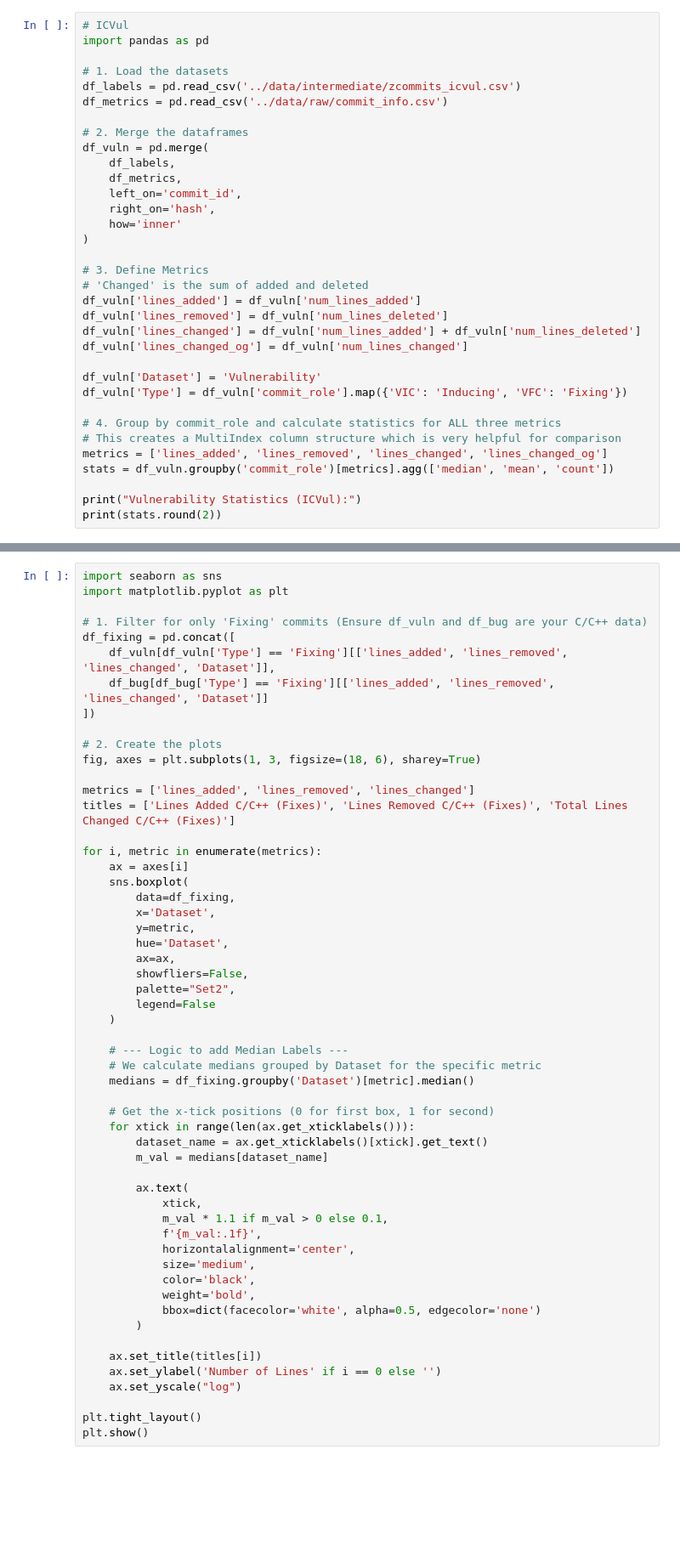
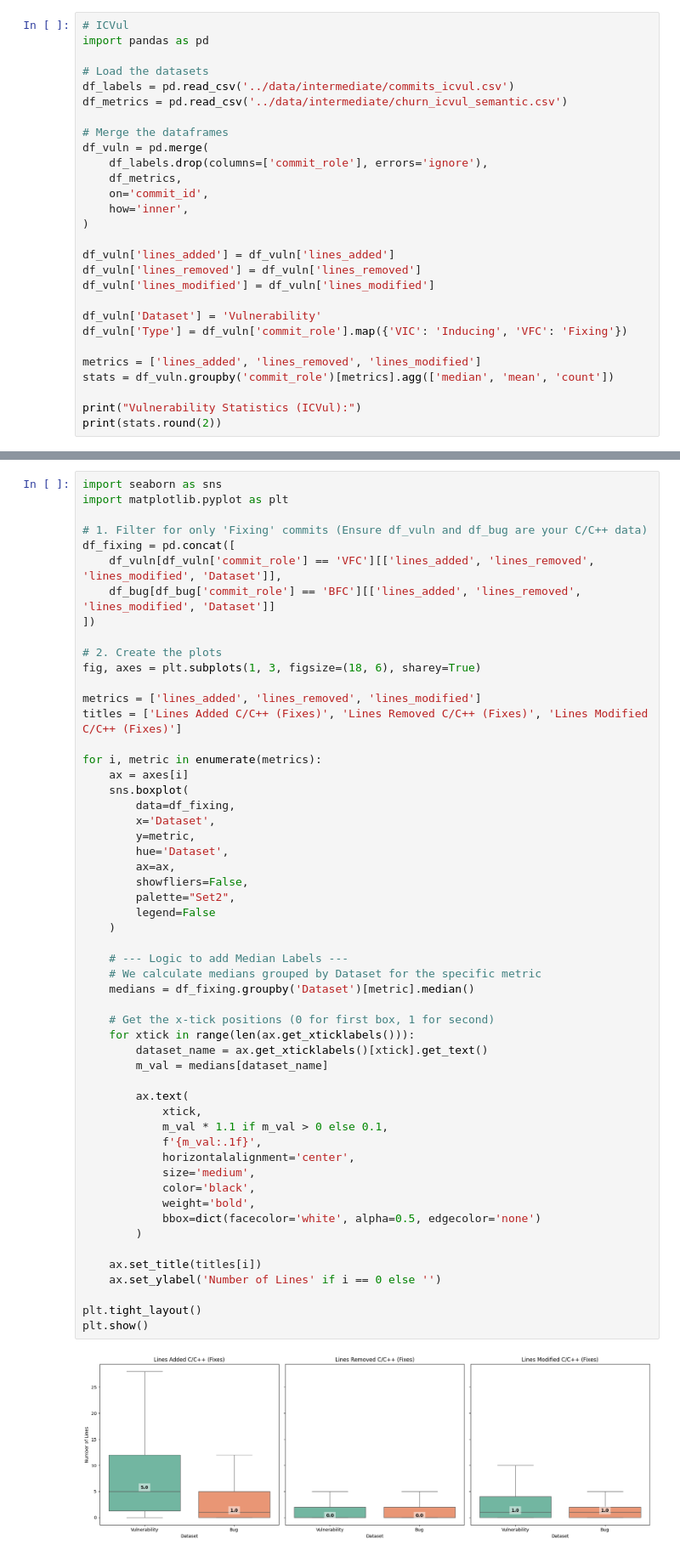
Before and after one commit to zaryanz/churn-bugs-vulns, a Jupyter notebook: notebooks/04_rq1_analysis.ipynb, the cells around one changed output, grey strips where cells are left out. Shown at 85% size. Drawn from its saved outputs; the diff is of its cells as text; blank space fills up the shorter version.

```diff
--- a/notebooks/04_rq1_analysis.ipynb
+++ b/notebooks/04_rq1_analysis.ipynb
@@ -2,32 +2,26 @@
 # ICVul
 import pandas as pd
 
-# 1. Load the datasets
-df_labels = pd.read_csv('../data/intermediate/zcommits_icvul.csv')
-df_metrics = pd.read_csv('../data/raw/commit_info.csv')
+# Load the datasets
+df_labels = pd.read_csv('../data/intermediate/commits_icvul.csv')
+df_metrics = pd.read_csv('../data/intermediate/churn_icvul_semantic.csv')
 
-# 2. Merge the dataframes
+# Merge the dataframes
 df_vuln = pd.merge(
-    df_labels,
+    df_labels.drop(columns=['commit_role'], errors='ignore'),
     df_metrics,
-    left_on='commit_id',
-    right_on='hash',
-    how='inner'
+    on='commit_id',
+    how='inner',
 )
 
-# 3. Define Metrics
-# 'Changed' is the sum of added and deleted
-df_vuln['lines_added'] = df_vuln['num_lines_added']
-df_vuln['lines_removed'] = df_vuln['num_lines_deleted']
-df_vuln['lines_changed'] = df_vuln['num_lines_added'] + df_vuln['num_lines_deleted']
-df_vuln['lines_changed_og'] = df_vuln['num_lines_changed']
+df_vuln['lines_added'] = df_vuln['lines_added']
+df_vuln['lines_removed'] = df_vuln['lines_removed']
+df_vuln['lines_modified'] = df_vuln['lines_modified']
 
 df_vuln['Dataset'] = 'Vulnerability'
 df_vuln['Type'] = df_vuln['commit_role'].map({'VIC': 'Inducing', 'VFC': 'Fixing'})
 
-# 4. Group by commit_role and calculate statistics for ALL three metrics
-# This creates a MultiIndex column structure which is very helpful for comparison
-metrics = ['lines_added', 'lines_removed', 'lines_changed', 'lines_changed_og']
+metrics = ['lines_added', 'lines_removed', 'lines_modified']
 stats = df_vuln.groupby('commit_role')[metrics].agg(['median', 'mean', 'count'])
 
 print("Vulnerability Statistics (ICVul):")
@@ -93,15 +100,15 @@ import matplotlib.pyplot as plt
 
 # 1. Filter for only 'Fixing' commits (Ensure df_vuln and df_bug are your C/C++ data)
 df_fixing = pd.concat([
-    df_vuln[df_vuln['Type'] == 'Fixing'][['lines_added', 'lines_removed', 'lines_changed', 'Dataset']],
-    df_bug[df_bug['Type'] == 'Fixing'][['lines_added', 'lines_removed', 'lines_changed', 'Dataset']]
+    df_vuln[df_vuln['commit_role'] == 'VFC'][['lines_added', 'lines_removed', 'lines_modified', 'Dataset']],
+    df_bug[df_bug['commit_role'] == 'BFC'][['lines_added', 'lines_removed', 'lines_modified', 'Dataset']]
 ])
 
 # 2. Create the plots
 fig, axes = plt.subplots(1, 3, figsize=(18, 6), sharey=True)
 
-metrics = ['lines_added', 'lines_removed', 'lines_changed']
-titles = ['Lines Added C/C++ (Fixes)', 'Lines Removed C/C++ (Fixes)', 'Total Lines Changed C/C++ (Fixes)']
+metrics = ['lines_added', 'lines_removed', 'lines_modified']
+titles = ['Lines Added C/C++ (Fixes)', 'Lines Removed C/C++ (Fixes)', 'Lines Modified C/C++ (Fixes)']
 
 for i, metric in enumerate(metrics):
     ax = axes[i]
@@ -114,31 +121,32 @@ for i, metric in enumerate(metrics):
         showfliers=False,
         palette="Set2",
         legend=False
     )
 
     # --- Logic to add Median Labels ---
     # We calculate medians grouped by Dataset for the specific metric
     medians = df_fixing.groupby('Dataset')[metric].median()
 
     # Get the x-tick positions (0 for first box, 1 for second)
     for xtick in range(len(ax.get_xticklabels())):
         dataset_name = ax.get_xticklabels()[xtick].get_text()
         m_val = medians[dataset_name]
 
         ax.text(
             xtick,
             m_val * 1.1 if m_val > 0 else 0.1,
             f'{m_val:.1f}',
             horizontalalignment='center',
             size='medium',
             color='black',
             weight='bold',
             bbox=dict(facecolor='white', alpha=0.5, edgecolor='none')
         )
 
     ax.set_title(titles[i])
     ax.set_ylabel('Number of Lines' if i == 0 else '')
-    ax.set_yscale("log")
 
 plt.tight_layout()
 plt.show()
+# %% [output]
+[figure, added]
```
Also changed, not shown: parts of 9 cells of this notebook, 40 other files.
